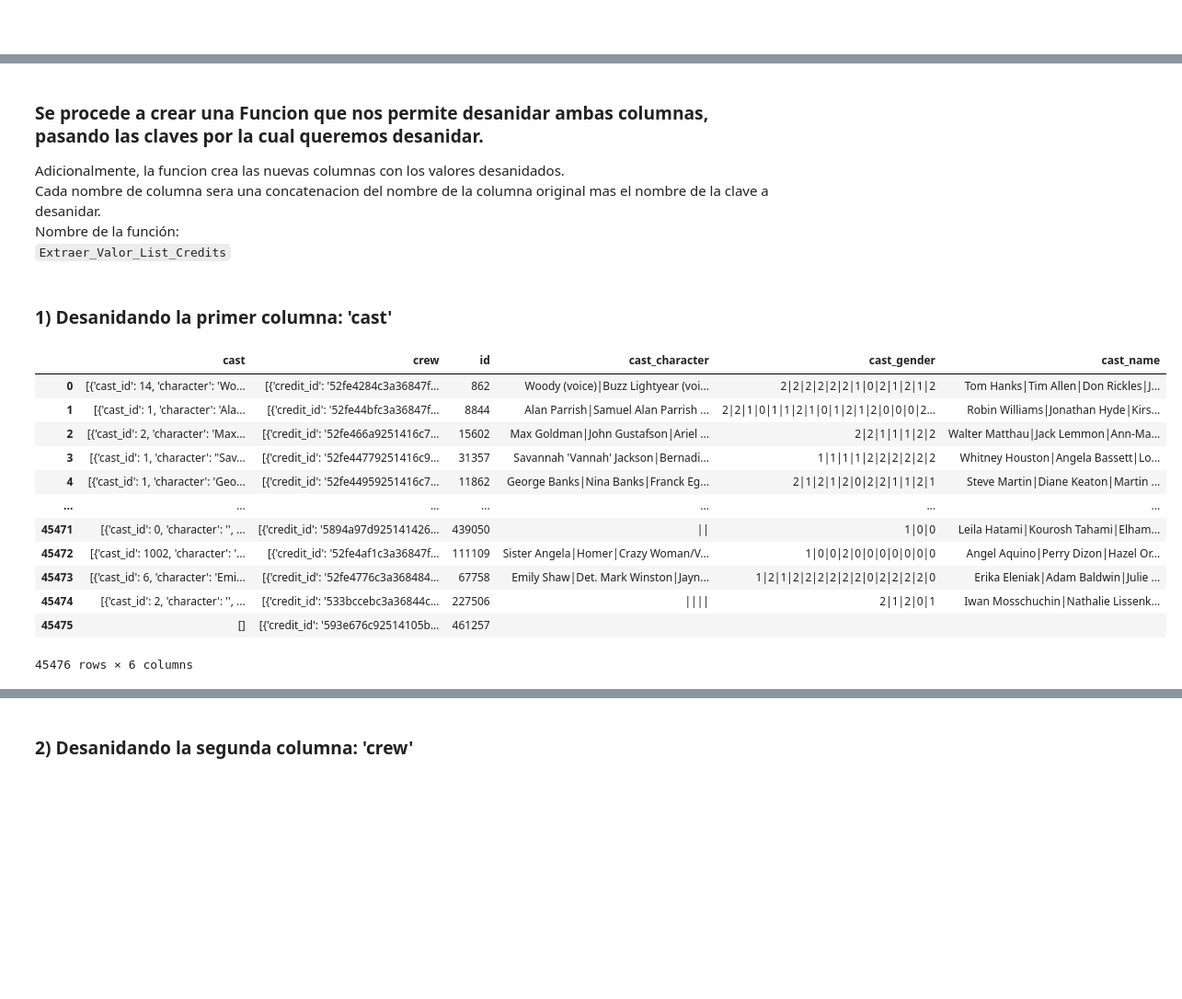
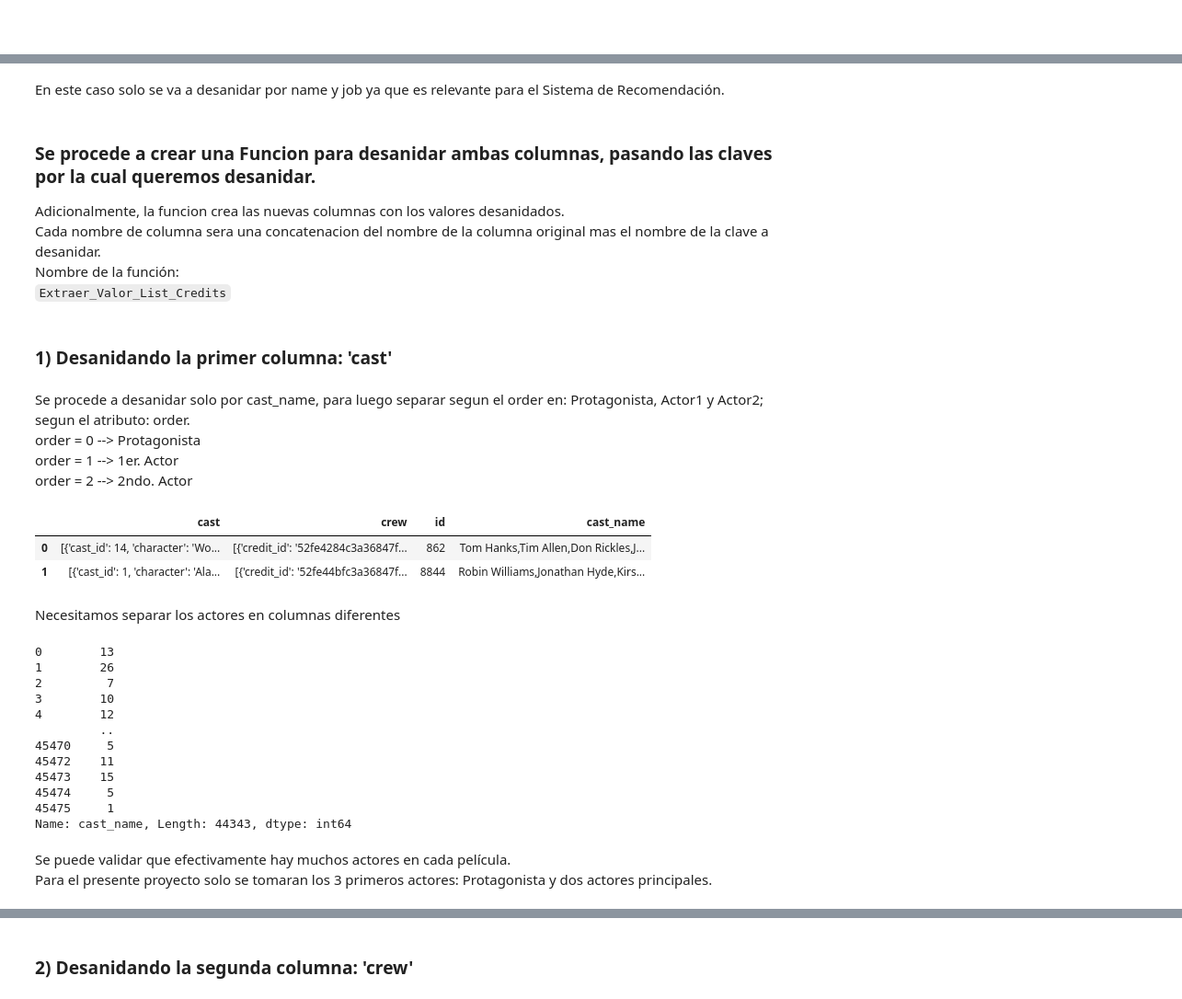
Before and after one commit to lesmengp/PI_ML_OPS, a Jupyter notebook: PI01.ipynb, the cells around one changed output, grey strips where cells are left out. Shown at 92% size. Drawn from its saved outputs; the diff is of its cells as text; code cells hidden in the pictures; blank space fills up the shorter version.

```diff
--- a/PI01.ipynb
+++ b/PI01.ipynb
@@ -888,5 +1157,7 @@ Se puede observar que los datos son String (Object) pero que tienen un formato d
+# %% [markdown]
+En este caso solo se va a desanidar por name y job ya que es relevante para el Sistema de Recomendación.
 # %% [markdown]
-### **Se procede a crear una Funcion que nos permite desanidar ambas columnas, pasando las claves por la cual queremos desanidar.** <br>
+### **Se procede a crear una Funcion para desanidar ambas columnas, pasando las claves por la cual queremos desanidar.** <br>
 Adicionalmente, la funcion crea las nuevas columnas con los valores desanidados. <br>
 Cada nombre de columna sera una concatenacion del nombre de la columna original mas el nombre de la clave a desanidar.<br>
 Nombre de la función:<Br>
@@ -897,36 +1165,59 @@ Nombre de la función:<Br>
 # %% [markdown]
 ### 1) Desanidando la primer columna: 'cast'
+# %% [markdown]
+Se procede a desanidar solo por cast_name, para luego separar segun el order en: Protagonista, Actor1 y Actor2; segun el atributo: order.<Br>
+order = 0 --> Protagonista <Br>
+order = 1 --> 1er. Actor <Br>
+order = 2 --> 2ndo. Actor
 # %%
-### Se procede desanidadas la columna de 'cast', por las clave valor de: 'character', 'gender' y 'name'.
+### Se procede desanidadas la columna de 'cast', por las clave valor de: 'character' y 'name'.
 
-claves = ['character', 'gender', 'name']
+claves = ['name']
 
 def Extraer_Valor_List_Credits(cadena, clave):
     try:
         lista_de_diccionarios = ast.literal_eval(cadena)
         if isinstance(lista_de_diccionarios, list):
             lista_encontrada = [str(dic.get(clave, '')) for dic in lista_de_diccionarios if isinstance(dic, dict)]
-            return '|'.join(lista_encontrada)
+            return ','.join(lista_encontrada)
     except (ValueError, SyntaxError):
         pass
-    return ''
+    return np.nan  # Si no es posible evaluarlo como una lista de diccionarios, se devuelve un NaN
 
 
 for clave in claves:
     df_credits[f'cast_{clave}'] = df_credits['cast'].apply(Extraer_Valor_List_Credits, clave=clave)
 
-df_credits
+df_credits.head(2)
 # %% [output]
-|  | cast | crew | id | cast_character | cast_gender | cast_name |
-| 0 | [{'cast_id': 14, 'character': 'Wo... | [{'credit_id': '52fe4284c3a36847f... | 862 | Woody (voice)|Buzz Lightyear (voi... | 2|2|2|2|2|2|1|0|2|1|2|1|2 | Tom Hanks|Tim Allen|Don Rickles|J... |
-| 1 | [{'cast_id': 1, 'character': 'Ala... | [{'credit_id': '52fe44bfc3a36847f... | 8844 | Alan Parrish|Samuel Alan Parrish ... | 2|2|1|0|1|1|2|1|0|1|2|1|2|0|0|0|2... | Robin Williams|Jonathan Hyde|Kirs... |
-| 2 | [{'cast_id': 2, 'character': 'Max... | [{'credit_id': '52fe466a9251416c7... | 15602 | Max Goldman|John Gustafson|Ariel ... | 2|2|1|1|1|2|2 | Walter Matthau|Jack Lemmon|Ann-Ma... |
-| 3 | [{'cast_id': 1, 'character': "Sav... | [{'credit_id': '52fe44779251416c9... | 31357 | Savannah 'Vannah' Jackson|Bernadi... | 1|1|1|1|2|2|2|2|2|2 | Whitney Houston|Angela Bassett|Lo... |
-| 4 | [{'cast_id': 1, 'character': 'Geo... | [{'credit_id': '52fe44959251416c7... | 11862 | George Banks|Nina Banks|Franck Eg... | 2|1|2|1|2|0|2|2|1|1|2|1 | Steve Martin|Diane Keaton|Martin ... |
-| ... | ... | ... | ... | ... | ... | ... |
-| 45471 | [{'cast_id': 0, 'character': '', ... | [{'credit_id': '5894a97d925141426... | 439050 | || | 1|0|0 | Leila Hatami|Kourosh Tahami|Elham... |
-| 45472 | [{'cast_id': 1002, 'character': '... | [{'credit_id': '52fe4af1c3a36847f... | 111109 | Sister Angela|Homer|Crazy Woman/V... | 1|0|0|2|0|0|0|0|0|0|0 | Angel Aquino|Perry Dizon|Hazel Or... |
-| 45473 | [{'cast_id': 6, 'character': 'Emi... | [{'credit_id': '52fe4776c3a368484... | 67758 | Emily Shaw|Det. Mark Winston|Jayn... | 1|2|1|2|2|2|2|2|2|0|2|2|2|2|0 | Erika Eleniak|Adam Baldwin|Julie ... |
-| 45474 | [{'cast_id': 2, 'character': '', ... | [{'credit_id': '533bccebc3a36844c... | 227506 | |||| | 2|1|2|0|1 | Iwan Mosschuchin|Nathalie Lissenk... |
-| 45475 | [] | [{'credit_id': '593e676c92514105b... | 461257 |  |  |  |
+|  | cast | crew | id | cast_name |
+| 0 | [{'cast_id': 14, 'character': 'Wo... | [{'credit_id': '52fe4284c3a36847f... | 862 | Tom Hanks,Tim Allen,Don Rickles,J... |
+| 1 | [{'cast_id': 1, 'character': 'Ala... | [{'credit_id': '52fe44bfc3a36847f... | 8844 | Robin Williams,Jonathan Hyde,Kirs... |
-45476 rows × 6 columns
+# %% [markdown]
+Necesitamos separar los actores en columnas diferentes
+# %%
+### Tamaño de cada campo de cada registro. Como podemos ver es totalmente variables.Osea que pueden haber uno o muchos nombres.
+### Tomando en cuenta el atributo "order";
+### sabemos que el order cero es el protagonista, el orden uno es el primer actor y el order 2 es el segundo actor.
+
+### Verificar la longitud de cada elemento de la columna cast_name
+longDeCadaCampo = df_credits['cast_name'].str.split(',').apply(len)
+
+### Imprimir los elementos que tienen una longitud diferente al primer elemento
+### print(longDeCadaCampo[longDeCadaCampo != longDeCadaCampo.iloc[0]])
+print(longDeCadaCampo[longDeCadaCampo != 3])
+# %% [output]
+0        13
+1        26
+2         7
+3        10
+4        12
+         ..
+45470     5
+45472    11
+45473    15
+45474     5
+45475     1
+Name: cast_name, Length: 44343, dtype: int64
+# %% [markdown]
+Se puede validar que efectivamente hay muchos actores en cada película. <Br> Para el presente proyecto solo se tomaran los 3 primeros actores: Protagonista y dos actores principales.
```
Also changed, not shown: parts of 299 cells of this notebook, 5 other files.
